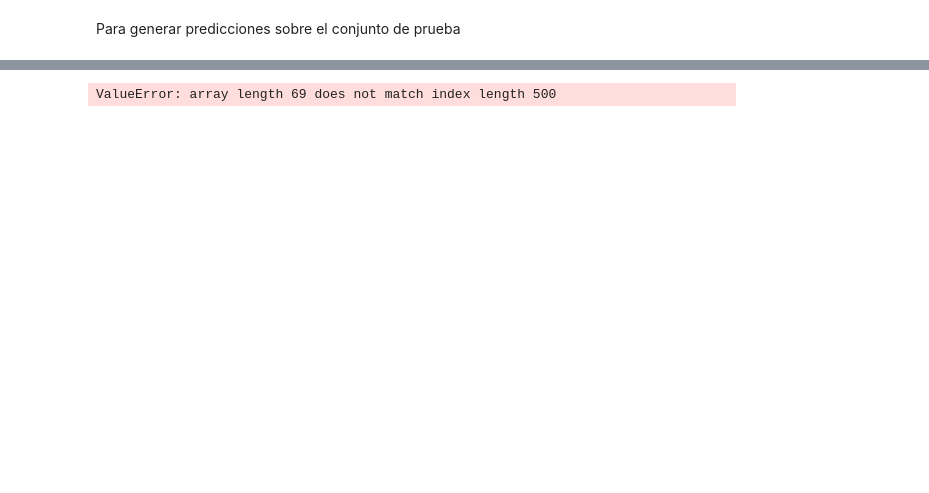
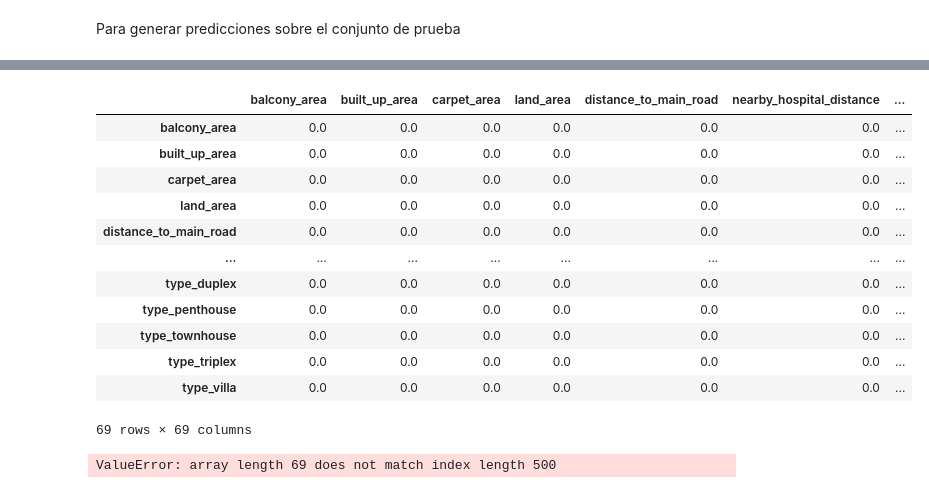
Before and after one commit to levifvy/machine_learning_course_cifo_2026, a Jupyter notebook: personal_training/house_pricing_kaggle/house_pricing_kaggle_levi.ipynb, the cells around one changed output, grey strips where cells are left out. Saved outputs shown, nothing was run; the diff lists cells and outputs as text; code cells hidden in the pictures; blank space fills up the shorter version.

```diff
--- a/personal_training/house_pricing_kaggle/house_pricing_kaggle_levi.ipynb
+++ b/personal_training/house_pricing_kaggle/house_pricing_kaggle_levi.ipynb
@@ -168,7 +168,23 @@ memory usage: 113.4 KB
 # %%
 X_test = pd.get_dummies(test, drop_first=True)
 # %%
-X_test = X_test.reindex(X.columns, fill_value=0)
+X_test = X_test.reindex(columns=X.columns, fill_value=0)
+# %%
+X_test
+# %% [output]
+|  | balcony_area | built_up_area | carpet_area | land_area | distance_to_main_road | nearby_hospital_distance | ... |
+| balcony_area | 0.0 | 0.0 | 0.0 | 0.0 | 0.0 | 0.0 | ... |
+| built_up_area | 0.0 | 0.0 | 0.0 | 0.0 | 0.0 | 0.0 | ... |
+| carpet_area | 0.0 | 0.0 | 0.0 | 0.0 | 0.0 | 0.0 | ... |
+| land_area | 0.0 | 0.0 | 0.0 | 0.0 | 0.0 | 0.0 | ... |
+| distance_to_main_road | 0.0 | 0.0 | 0.0 | 0.0 | 0.0 | 0.0 | ... |
+| ... | ... | ... | ... | ... | ... | ... | ... |
+| type_duplex | 0.0 | 0.0 | 0.0 | 0.0 | 0.0 | 0.0 | ... |
+| type_penthouse | 0.0 | 0.0 | 0.0 | 0.0 | 0.0 | 0.0 | ... |
+| type_townhouse | 0.0 | 0.0 | 0.0 | 0.0 | 0.0 | 0.0 | ... |
+| type_triplex | 0.0 | 0.0 | 0.0 | 0.0 | 0.0 | 0.0 | ... |
+| type_villa | 0.0 | 0.0 | 0.0 | 0.0 | 0.0 | 0.0 | ... |
+69 rows × 69 columns
 # %%
 predictions = dummy.predict(X_test)
 # %%
```
Also changed, not shown: parts of 11 cells of this notebook.
